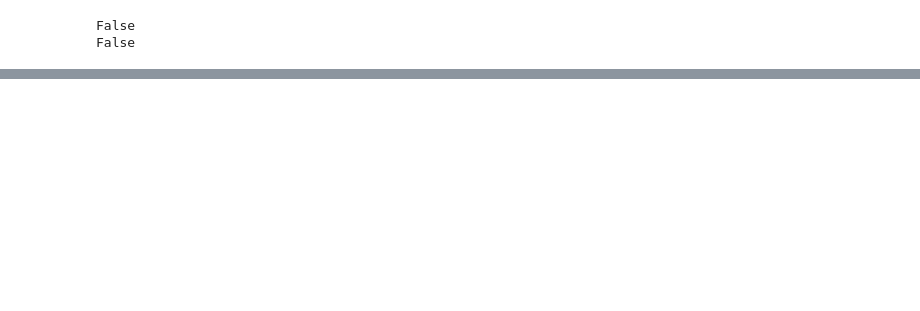
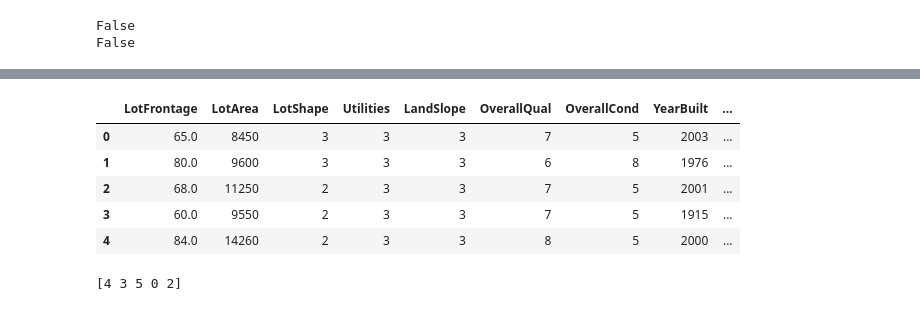
Before and after one commit to gopalrajane/machine-learning-projects, a Jupyter notebook: ames-house-prices/train.ipynb, the cells around one changed output, grey strips where cells are left out. Cells and saved outputs as stored; diff of their text form; code cells hidden in the pictures; blank space fills up the shorter version.

```diff
--- a/ames-house-prices/train.ipynb
+++ b/ames-house-prices/train.ipynb
@@ -596,0 +656,32 @@ train
+# %%
+
+# GarageFinish
+train['GarageFinish'] = train['GarageFinish'].map(garagefinish_map)
+test['GarageFinish'] = test['GarageFinish'].map(garagefinish_map)
+# %%
+
+# GarageQual
+train['GarageQual'] = train['GarageQual'].map(garagequal_map)
+test['GarageQual'] = test['GarageQual'].map(garagequal_map)
+# %%
+# GarageCond
+train['GarageCond'] = train['GarageCond'].map(garagecond_map)
+test['GarageCond'] = test['GarageCond'].map(garagecond_map)
+# %%
+
+# PavedDrive
+train['PavedDrive'] = train['PavedDrive'].map(paveddrive_map)
+test['PavedDrive'] = test['PavedDrive'].map(paveddrive_map)
+# %%
+train.head()
+# %% [output]
+|  | LotFrontage | LotArea | LotShape | Utilities | LandSlope | OverallQual | OverallCond | YearBuilt | ... |
+| 0 | 65.0 | 8450 | 3 | 3 | 3 | 7 | 5 | 2003 | ... |
+| 1 | 80.0 | 9600 | 3 | 3 | 3 | 6 | 8 | 1976 | ... |
+| 2 | 68.0 | 11250 | 2 | 3 | 3 | 7 | 5 | 2001 | ... |
+| 3 | 60.0 | 9550 | 2 | 3 | 3 | 7 | 5 | 1915 | ... |
+| 4 | 84.0 | 14260 | 2 | 3 | 3 | 8 | 5 | 2000 | ... |
+# %%
+print(train['BsmtQual'].unique())
+# %% [output]
+[4 3 5 0 2]
```
Also changed, not shown: parts of 23 cells of this notebook.
